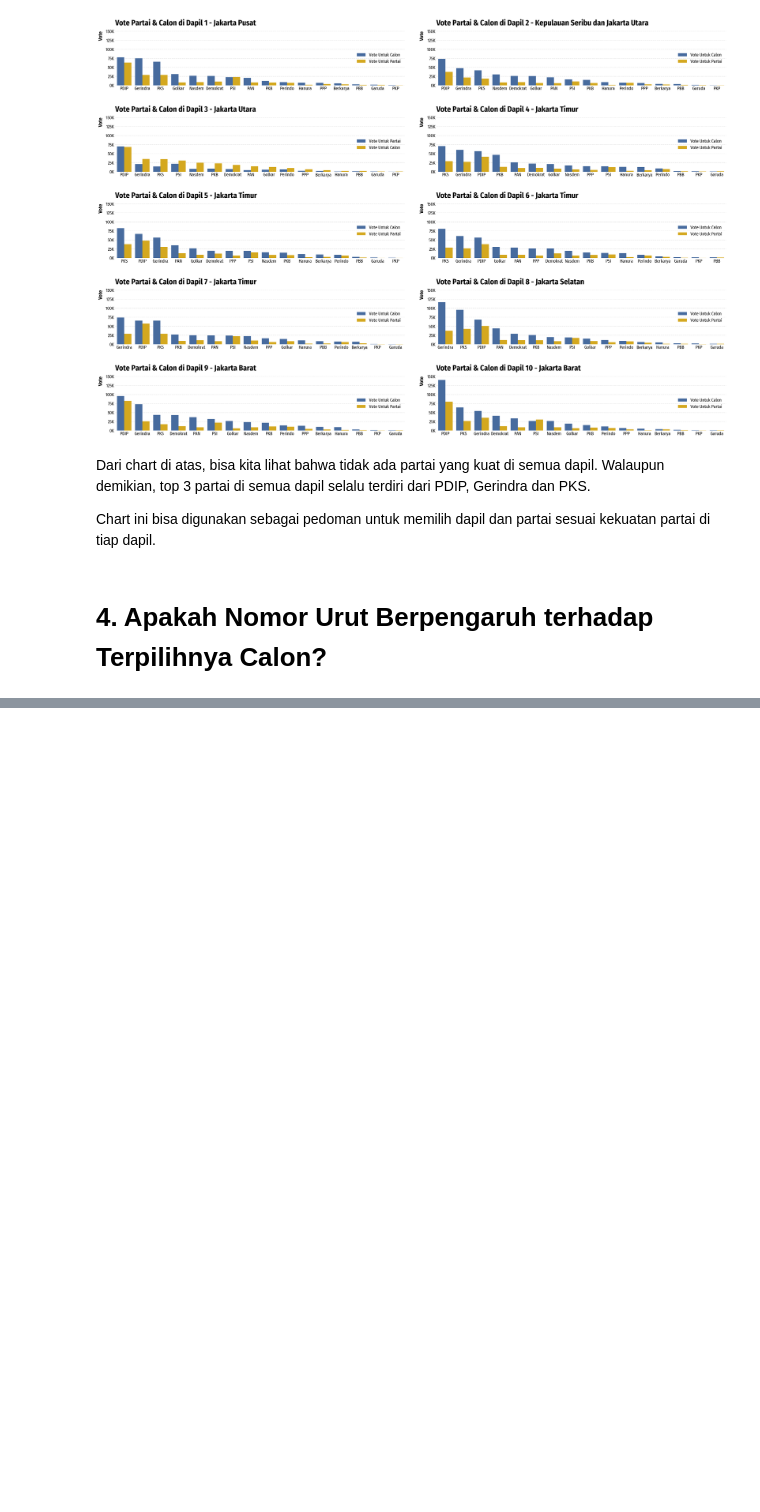
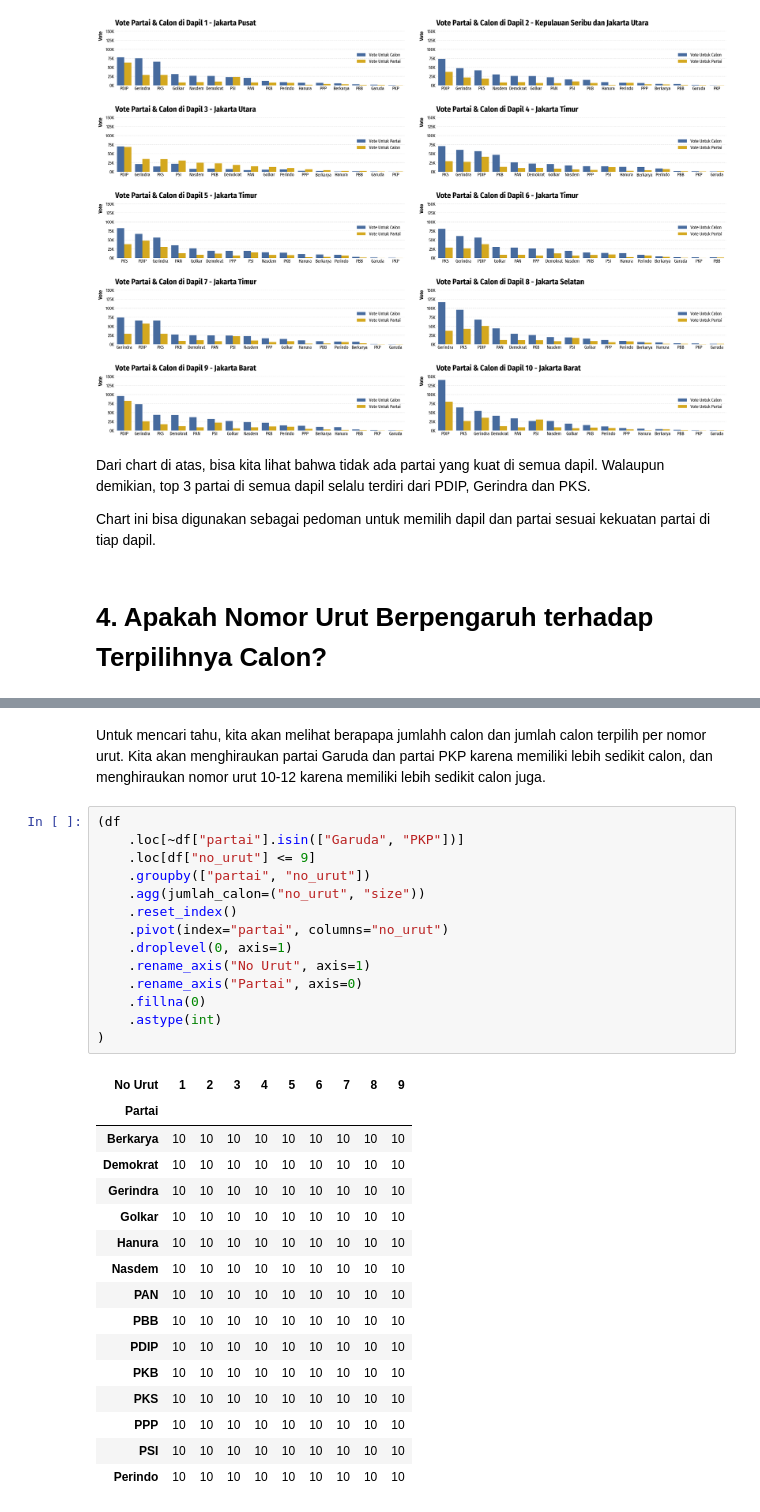
Before and after one commit to danjelito/pemilu-dki-2019, a Jupyter notebook: src/report.ipynb, the cells around one changed output, grey strips where cells are left out. Saved outputs shown, nothing was run; the diff lists cells and outputs as text; blank space fills up the shorter version.

```diff
--- a/src/report.ipynb
+++ b/src/report.ipynb
@@ -478 +487,34 @@ Karena jumlah calon per nomor urut per partai sama, kita bisa mencari tahu, apak
+# %% [markdown]
+Untuk mencari tahu, kita akan melihat berapapa jumlahh calon dan jumlah calon terpilih per nomor urut. Kita akan menghiraukan partai Garuda dan partai PKP karena memiliki lebih sedikit calon, dan menghiraukan nomor urut 10-12 karena memiliki lebih sedikit calon juga.
+# %%
+(df
+    .loc[~df["partai"].isin(["Garuda", "PKP"])]
+    .loc[df["no_urut"] <= 9]
+    .groupby(["partai", "no_urut"])
+    .agg(jumlah_calon=("no_urut", "size"))
+    .reset_index()
+    .pivot(index="partai", columns="no_urut")
+    .droplevel(0, axis=1)
+    .rename_axis("No Urut", axis=1)
+    .rename_axis("Partai", axis=0)
+    .fillna(0)
+    .astype(int)
+)
+# %% [output]
+| No Urut | 1 | 2 | 3 | 4 | 5 | 6 | 7 | 8 | 9 |
+| Partai |  |  |  |  |  |  |  |  |  |
+| Berkarya | 10 | 10 | 10 | 10 | 10 | 10 | 10 | 10 | 10 |
+| Demokrat | 10 | 10 | 10 | 10 | 10 | 10 | 10 | 10 | 10 |
+| Gerindra | 10 | 10 | 10 | 10 | 10 | 10 | 10 | 10 | 10 |
+| Golkar | 10 | 10 | 10 | 10 | 10 | 10 | 10 | 10 | 10 |
+| Hanura | 10 | 10 | 10 | 10 | 10 | 10 | 10 | 10 | 10 |
+| Nasdem | 10 | 10 | 10 | 10 | 10 | 10 | 10 | 10 | 10 |
+| PAN | 10 | 10 | 10 | 10 | 10 | 10 | 10 | 10 | 10 |
+| PBB | 10 | 10 | 10 | 10 | 10 | 10 | 10 | 10 | 10 |
+| PDIP | 10 | 10 | 10 | 10 | 10 | 10 | 10 | 10 | 10 |
+| PKB | 10 | 10 | 10 | 10 | 10 | 10 | 10 | 10 | 10 |
+| PKS | 10 | 10 | 10 | 10 | 10 | 10 | 10 | 10 | 10 |
+| PPP | 10 | 10 | 10 | 10 | 10 | 10 | 10 | 10 | 10 |
+| PSI | 10 | 10 | 10 | 10 | 10 | 10 | 10 | 10 | 10 |
+| Perindo | 10 | 10 | 10 | 10 | 10 | 10 | 10 | 10 | 10 |
 # %%
```
Also changed, not shown: parts of 11 cells of this notebook.
